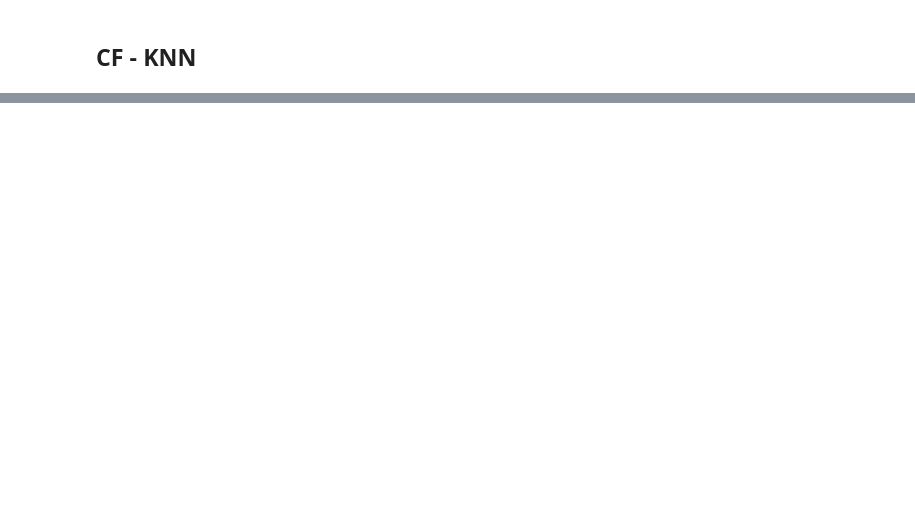
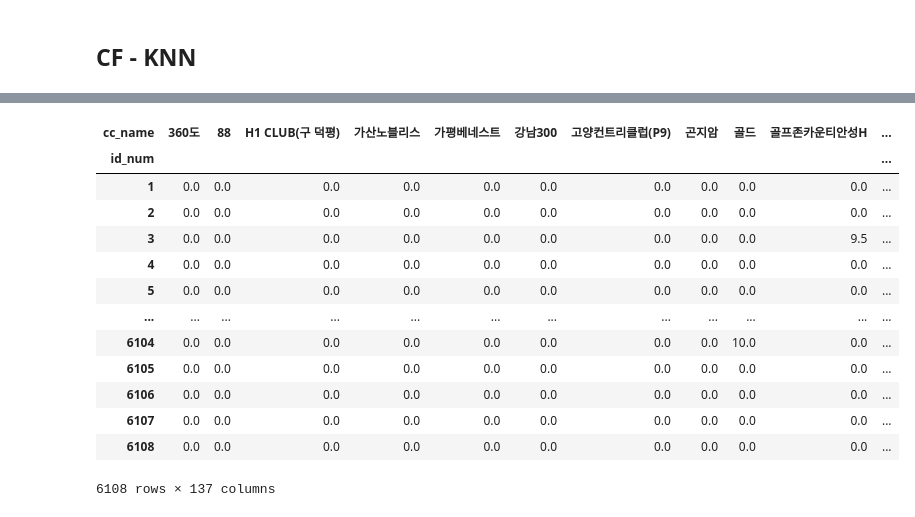
Before and after one commit to sparklabel/RecSys_GolfCC, a Jupyter notebook: ex.ipynb, the cells around one changed output, grey strips where cells are left out. Cells and saved outputs as stored; diff of their text form; code cells hidden in the pictures; blank space fills up the shorter version.

```diff
--- a/ex.ipynb
+++ b/ex.ipynb
@@ -490,0 +218,19 @@ item_prediction_result_df
+# %%
+# NaN 값을 모두 0 으로 변환
+ratings_matrix = ratings_matrix.fillna(0)
+ratings_matrix
+# %% [output]
+| cc_name | 360도 | 88 | H1 CLUB(구 덕평) | 가산노블리스 | 가평베네스트 | 강남300 | 고양컨트리클럽(P9) | 곤지암 | 골드 | 골프존카운티안성H | ... |
+| id_num |  |  |  |  |  |  |  |  |  |  | ... |
+| 1 | 0.0 | 0.0 | 0.0 | 0.0 | 0.0 | 0.0 | 0.0 | 0.0 | 0.0 | 0.0 | ... |
+| 2 | 0.0 | 0.0 | 0.0 | 0.0 | 0.0 | 0.0 | 0.0 | 0.0 | 0.0 | 0.0 | ... |
+| 3 | 0.0 | 0.0 | 0.0 | 0.0 | 0.0 | 0.0 | 0.0 | 0.0 | 0.0 | 9.5 | ... |
+| 4 | 0.0 | 0.0 | 0.0 | 0.0 | 0.0 | 0.0 | 0.0 | 0.0 | 0.0 | 0.0 | ... |
+| 5 | 0.0 | 0.0 | 0.0 | 0.0 | 0.0 | 0.0 | 0.0 | 0.0 | 0.0 | 0.0 | ... |
+| ... | ... | ... | ... | ... | ... | ... | ... | ... | ... | ... | ... |
+| 6104 | 0.0 | 0.0 | 0.0 | 0.0 | 0.0 | 0.0 | 0.0 | 0.0 | 10.0 | 0.0 | ... |
+| 6105 | 0.0 | 0.0 | 0.0 | 0.0 | 0.0 | 0.0 | 0.0 | 0.0 | 0.0 | 0.0 | ... |
+| 6106 | 0.0 | 0.0 | 0.0 | 0.0 | 0.0 | 0.0 | 0.0 | 0.0 | 0.0 | 0.0 | ... |
+| 6107 | 0.0 | 0.0 | 0.0 | 0.0 | 0.0 | 0.0 | 0.0 | 0.0 | 0.0 | 0.0 | ... |
+| 6108 | 0.0 | 0.0 | 0.0 | 0.0 | 0.0 | 0.0 | 0.0 | 0.0 | 0.0 | 0.0 | ... |
+6108 rows × 137 columns
```
Also changed, not shown: parts of 70 cells of this notebook.
